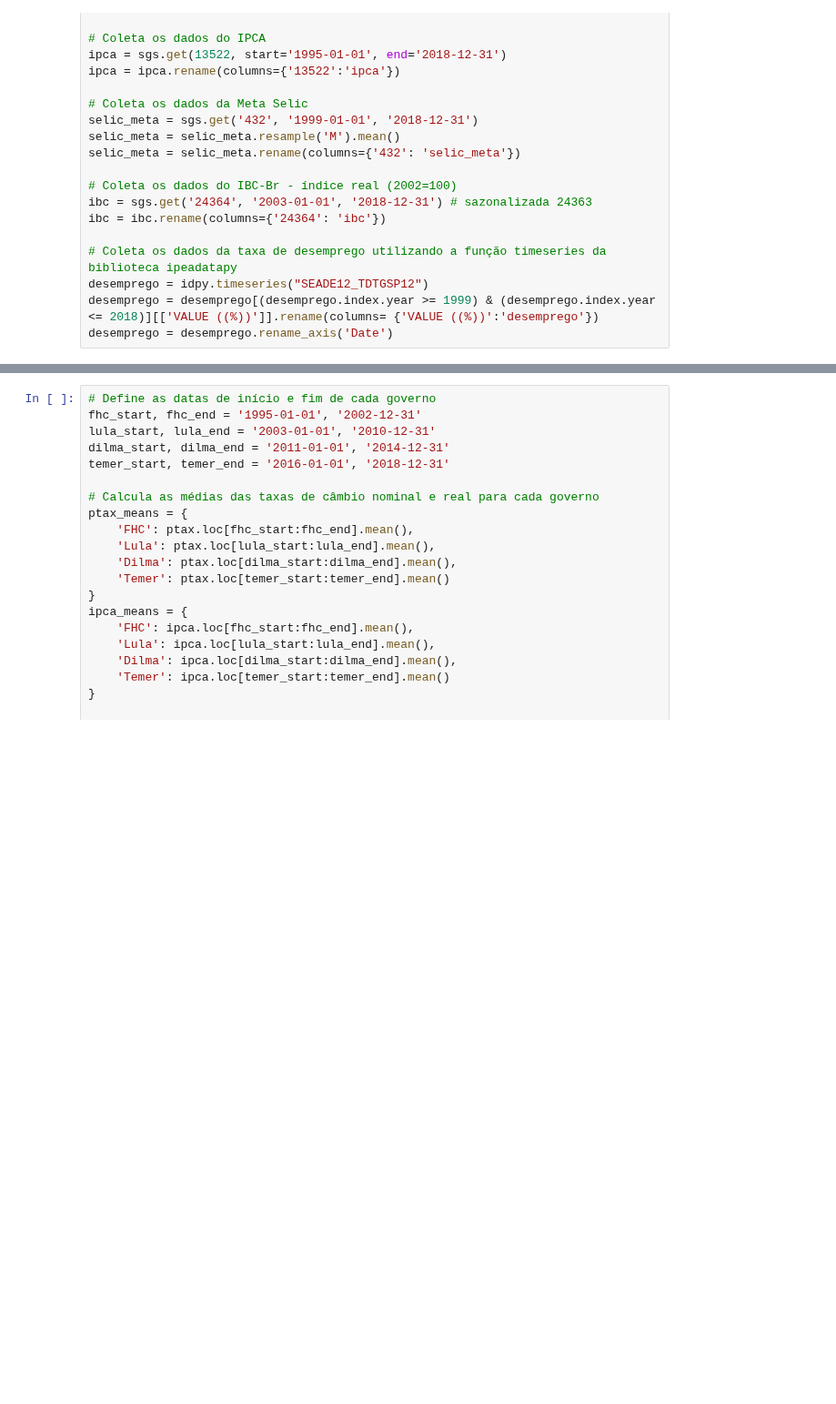
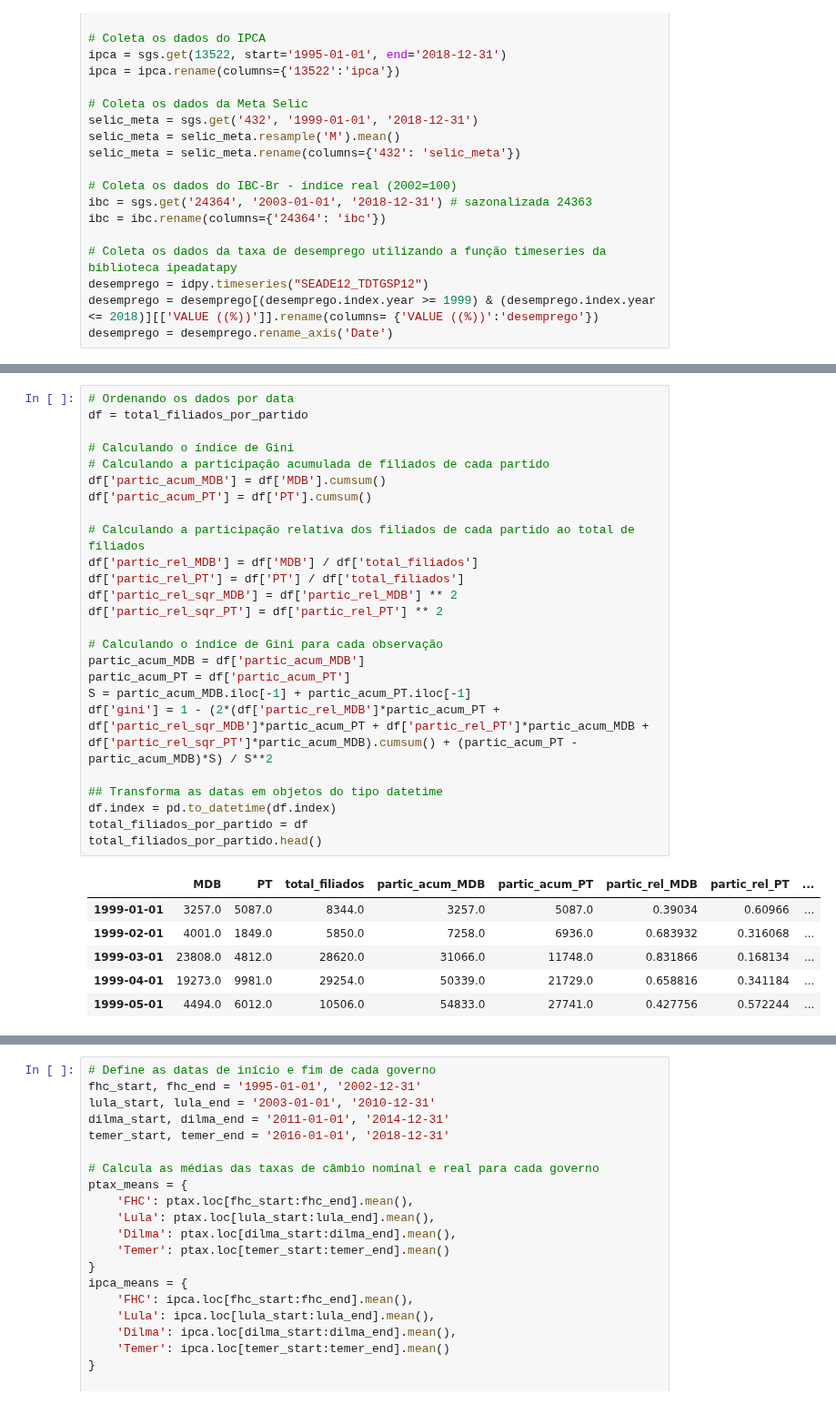
Before and after one commit to Leonardo-Dias-Up/Leonardo-Dias-Up, a Jupyter notebook: Economia_Brasileira_II.ipynb, the cells around one changed output, grey strips where cells are left out. Shown at 91% size. Cells and saved outputs as stored; diff of their text form; blank space fills up the shorter version.

```diff
--- a/Economia_Brasileira_II.ipynb
+++ b/Economia_Brasileira_II.ipynb
@@ -58,3 +105,35 @@ desemprego = desemprego.rename_axis('Date')
+# %%
+# Ordenando os dados por data
+df = total_filiados_por_partido
+
+# Calculando o índice de Gini
+# Calculando a participação acumulada de filiados de cada partido
+df['partic_acum_MDB'] = df['MDB'].cumsum()
+df['partic_acum_PT'] = df['PT'].cumsum()
+
+# Calculando a participação relativa dos filiados de cada partido ao total de filiados
+df['partic_rel_MDB'] = df['MDB'] / df['total_filiados']
+df['partic_rel_PT'] = df['PT'] / df['total_filiados']
+df['partic_rel_sqr_MDB'] = df['partic_rel_MDB'] ** 2
+df['partic_rel_sqr_PT'] = df['partic_rel_PT'] ** 2
+
+# Calculando o índice de Gini para cada observação
+partic_acum_MDB = df['partic_acum_MDB']
+partic_acum_PT = df['partic_acum_PT']
+S = partic_acum_MDB.iloc[-1] + partic_acum_PT.iloc[-1]
+df['gini'] = 1 - (2*(df['partic_rel_MDB']*partic_acum_PT + df['partic_rel_sqr_MDB']*partic_acum_PT + df['partic_rel_PT']*partic_acum_MDB + df['partic_rel_sqr_PT']*partic_acum_MDB).cumsum() + (partic_acum_PT - partic_acum_MDB)*S) / S**2
+
+## Transforma as datas em objetos do tipo datetime
+df.index = pd.to_datetime(df.index)
+total_filiados_por_partido = df
+total_filiados_por_partido.head()
+# %% [output]
+|  | MDB | PT | total_filiados | partic_acum_MDB | partic_acum_PT | partic_rel_MDB | partic_rel_PT | ... |
+| 1999-01-01 | 3257.0 | 5087.0 | 8344.0 | 3257.0 | 5087.0 | 0.39034 | 0.60966 | ... |
+| 1999-02-01 | 4001.0 | 1849.0 | 5850.0 | 7258.0 | 6936.0 | 0.683932 | 0.316068 | ... |
+| 1999-03-01 | 23808.0 | 4812.0 | 28620.0 | 31066.0 | 11748.0 | 0.831866 | 0.168134 | ... |
+| 1999-04-01 | 19273.0 | 9981.0 | 29254.0 | 50339.0 | 21729.0 | 0.658816 | 0.341184 | ... |
+| 1999-05-01 | 4494.0 | 6012.0 | 10506.0 | 54833.0 | 27741.0 | 0.427756 | 0.572244 | ... |
 # %%
 # Transforma as datas em objetos do tipo datetime
 ptax.index = pd.to_datetime(ptax.index)
```
Also changed, not shown: parts of 24 cells of this notebook.
